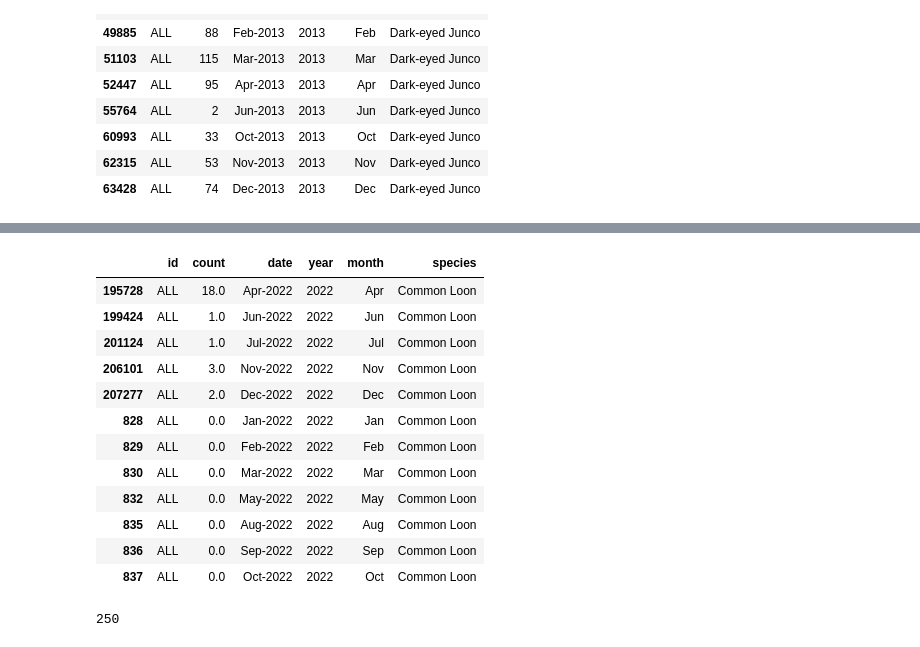
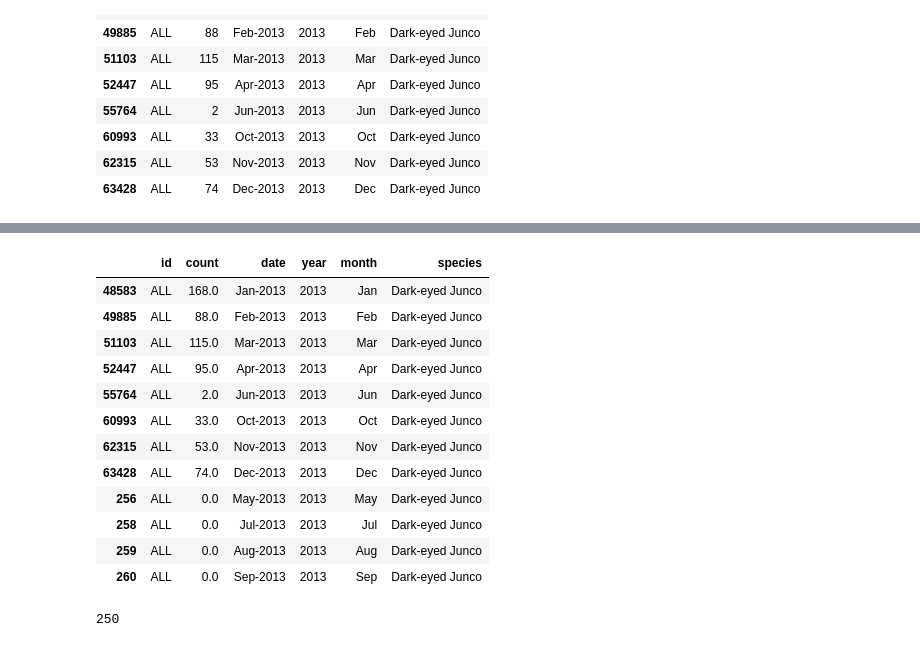
Before and after one commit to KyleKulas/bird_count, a Jupyter notebook: dev/dev_notebook.ipynb, the cells around one changed output, grey strips where cells are left out. Saved outputs shown, nothing was run; the diff lists cells and outputs as text; code cells hidden in the pictures.

```diff
--- a/dev/dev_notebook.ipynb
+++ b/dev/dev_notebook.ipynb
@@ -107,8 +112,8 @@ idx[0]
 # %% [output]
 4
 # %%
-df1 = pd.read_excel(file_path,  sheet_name='Jul', header=idx[0])
+df1 = pd.read_excel(file_path,  sheet_name='May', header=idx[0])
 columns = df1.columns
-df.info()
+df1.info()
 # %% [output]
 <class 'pandas.core.frame.DataFrame'>
@@ -141,8 +236,8 @@ df2 = df2.drop('Totals')
 # transpose to long form
 df4 = pd.DataFrame()
 for species in df2.index:
-    species_count = df2.loc[species].T
-    species_df = pd.DataFrame({'id': species_count.index, 'count': species_count.values, 'date': '2022-01', 'species': species})
+    species_count = df2.loc[species]
+    species_df = pd.DataFrame({'id': species_count.index, 'count': species_count.values, 'date': '2022-06', 'species': species})
     df4 = pd.concat([df4, species_df])
 df4
 # %% [output]
@@ -192,12 +287,11 @@ def read_excel_file(year):
 
     for month in months:
         df = pd.read_excel(file_path,  sheet_name=month, header=None)
-        # idx = df[df[0].str.contains(r'Species: +\w+', regex=True, na=False)].index
-        #find header row
+        # find header row and reload file from that row
         header_idx = df[df[2].str.contains(r'OE', regex=True, na=False)].index
         df1 = pd.read_excel(file_path,  sheet_name=month, header=header_idx[0])
         columns = df1.columns
-        #find extra header rows and remove
+        # find extra header rows and remove
         df1[columns[2]] = df1[columns[2]].astype('str')
         extra_header_idx = df1[df1[columns[2]].str.contains(r'OE', regex=True, na=False)].index
         if len(extra_header_idx) > 0:
@@ -209,7 +303,6 @@ def read_excel_file(year):
         df2 = df2.fillna(0)
         df2 = df2.sort_values([columns[0]])
         total_idx = df2[df2[columns[0]].str.contains(r'Totals|Overall.*', regex=True, na=False)].index
-        # df2.loc[total_idx,columns[0]] = 'Total Bird Count'
         df2 = df2.drop(total_idx)
 
         # drop species that start with asterisk
@@ -221,7 +314,7 @@ def read_excel_file(year):
 
         # individual species count
         for species in df2.index:
-            species_count = df2.loc[species].T
+            species_count = df2.loc[species]
             species_count = pd.to_numeric(species_count, errors='coerce').fillna(0)
             species_df = pd.DataFrame({'id': species_count.index, 'count': species_count.values, 'date':f'{month}-{year}', 'year': year, 'month': month,'species': species})
             excel_df = pd.concat([excel_df, species_df])
@@ -436,18 +571,22 @@ year_all_total
 # %%
+# Fill in data counts of 0 for birds that were not seen in a particular month
 zero_counts_added = df_loaded.copy()
 for year in range(2010,2023):
     year_all_total = df_loaded[(df_loaded['year']==year) & (df_loaded['id']=='ALL')]
-    # print(year_all_total)
-    # build dataframe with no counts for all species in all months of the year
+
+    # Build template to use for merging 0 counts with existing data. The
+    # dataframe has no count column. When merged with existing data, rows with
+    # a n/a in the count column had no previous count and can be filled with 0
     merge_template = pd.DataFrame()
     for specie in year_all_total.species.unique():
         temp = pd.DataFrame({'id': 'ALL', 'date': [f'{month}-{year}' for month in months], 'year': year, 'month':months, 'species': specie})
-        if specie == 'Common Loon':
-            print(temp)
+        # if specie == 'Dark-eyed Junco':
+        #     print(temp)
         merge_template = pd.concat([merge_template, temp])
 
     # merge with the count and fill na with 0
     merge_df = merge_template.merge(year_all_total, how='left', on=['id', 'date', 'year', 'month', 'species']).fillna(0)
-    # print(merge_df['species'])
+
+    # extract just the newly created zero counts and add to existing data
     zero_counts = merge_df[merge_df['count']==0]
     zero_counts_added = pd.concat([zero_counts_added, zero_counts])
@@ -472,17 +593,17 @@ for year in range(2010,2023):
 # %%
-zero_counts_added[(zero_counts_added['species']=='Common Loon') & (zero_counts_added['year']==2022) & (zero_counts_added['id']=='ALL')]
+zero_counts_added[(zero_counts_added['species']=='Dark-eyed Junco') & (zero_counts_added['year']==2013) & (zero_counts_added['id']=='ALL')]
 # %% [output]
 |  | id | count | date | year | month | species |
-| 195728 | ALL | 18.0 | Apr-2022 | 2022 | Apr | Common Loon |
-| 199424 | ALL | 1.0 | Jun-2022 | 2022 | Jun | Common Loon |
-| 201124 | ALL | 1.0 | Jul-2022 | 2022 | Jul | Common Loon |
-| 206101 | ALL | 3.0 | Nov-2022 | 2022 | Nov | Common Loon |
-| 207277 | ALL | 2.0 | Dec-2022 | 2022 | Dec | Common Loon |
-| 828 | ALL | 0.0 | Jan-2022 | 2022 | Jan | Common Loon |
-| 829 | ALL | 0.0 | Feb-2022 | 2022 | Feb | Common Loon |
-| 830 | ALL | 0.0 | Mar-2022 | 2022 | Mar | Common Loon |
-| 832 | ALL | 0.0 | May-2022 | 2022 | May | Common Loon |
-| 835 | ALL | 0.0 | Aug-2022 | 2022 | Aug | Common Loon |
-| 836 | ALL | 0.0 | Sep-2022 | 2022 | Sep | Common Loon |
-| 837 | ALL | 0.0 | Oct-2022 | 2022 | Oct | Common Loon |
+| 48583 | ALL | 168.0 | Jan-2013 | 2013 | Jan | Dark-eyed Junco |
+| 49885 | ALL | 88.0 | Feb-2013 | 2013 | Feb | Dark-eyed Junco |
+| 51103 | ALL | 115.0 | Mar-2013 | 2013 | Mar | Dark-eyed Junco |
+| 52447 | ALL | 95.0 | Apr-2013 | 2013 | Apr | Dark-eyed Junco |
+| 55764 | ALL | 2.0 | Jun-2013 | 2013 | Jun | Dark-eyed Junco |
+| 60993 | ALL | 33.0 | Oct-2013 | 2013 | Oct | Dark-eyed Junco |
+| 62315 | ALL | 53.0 | Nov-2013 | 2013 | Nov | Dark-eyed Junco |
+| 63428 | ALL | 74.0 | Dec-2013 | 2013 | Dec | Dark-eyed Junco |
+| 256 | ALL | 0.0 | May-2013 | 2013 | May | Dark-eyed Junco |
+| 258 | ALL | 0.0 | Jul-2013 | 2013 | Jul | Dark-eyed Junco |
+| 259 | ALL | 0.0 | Aug-2013 | 2013 | Aug | Dark-eyed Junco |
+| 260 | ALL | 0.0 | Sep-2013 | 2013 | Sep | Dark-eyed Junco |
 # %%
```
Also changed, not shown: parts of 36 cells of this notebook.
